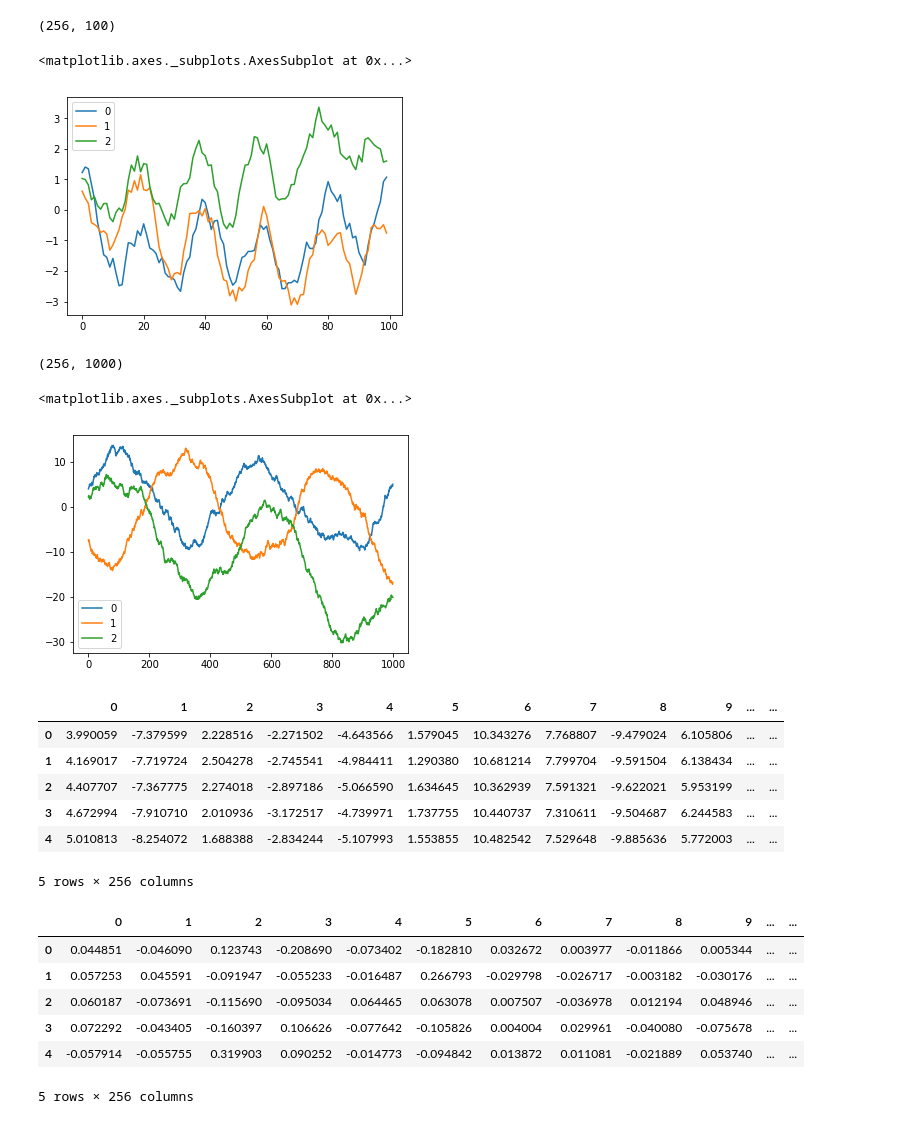
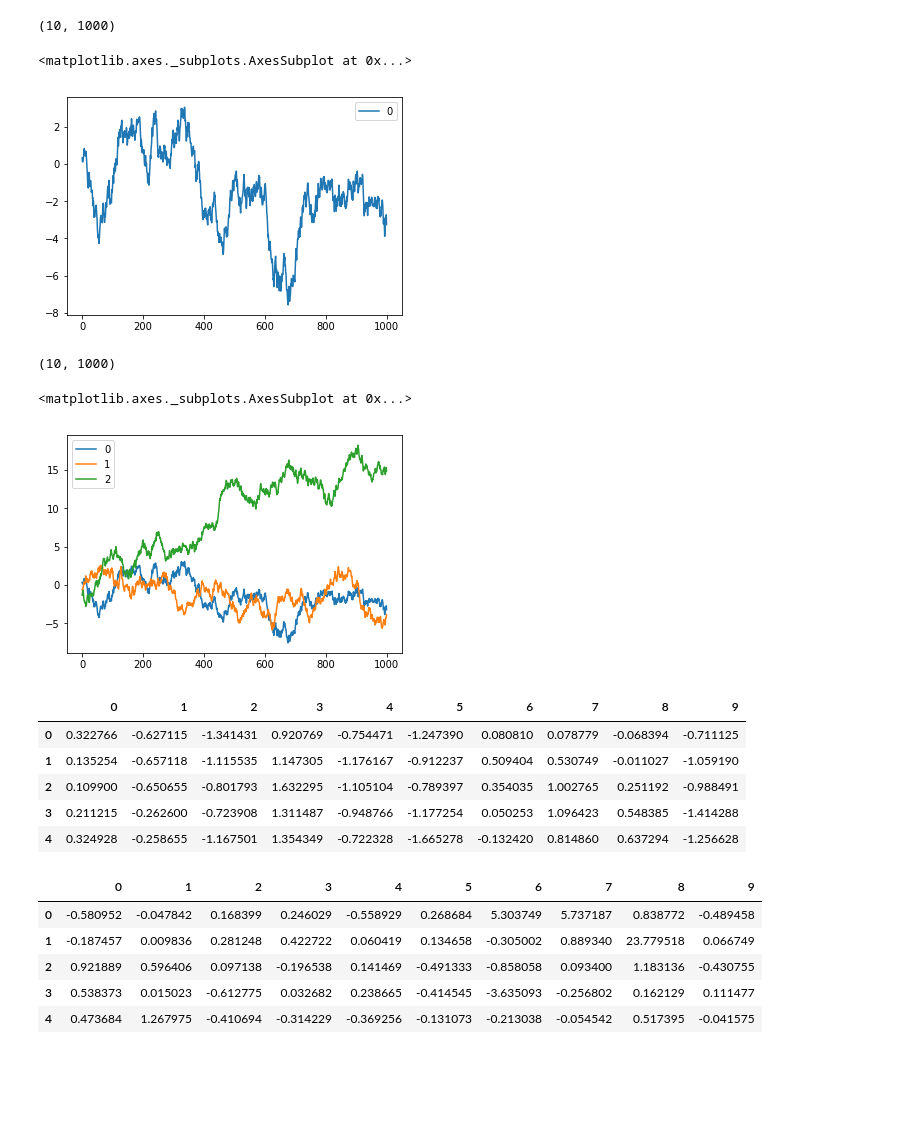
Before and after one commit to vaaale/stockbot, a Jupyter notebook: StockBot.ipynb, the cells around one changed output. Saved outputs shown, nothing was run; the diff lists cells and outputs as text; code cells hidden in the pictures; blank space fills up the shorter version.

Commit message:
data stuff

```diff
--- a/StockBot.ipynb
+++ b/StockBot.ipynb
@@ -1,68 +1,64 @@
 # %%
 %matplotlib inline
 import matplotlib.pyplot as plt
 import numpy as np
 import pandas as pd
 
-batch_size = 256
+nb_sources = 10
 f = 5
-timesteps = 100
-def generate_batch():
-    batch_x = []
-    batch_y = []
-    for i in range(batch_size):
+timesteps = 1000
+def generate_data():
+    data = []
+    for i in range(nb_sources):
         phase = np.random.uniform(-0.5, 0.5, 1)
+#         f = np.random.uniform(1, 50, 1)
         x = np.linspace(0, 1, timesteps) + phase
         y = np.sin(2*np.pi*x*f) * 1
         y = y + np.random.uniform(-0.5, 0.5, timesteps).cumsum()
-        batch_x.append(x)
-        batch_y.append(y)
-#     batch_x = np.asarray(batch_x)
-    batch_y = np.asarray(batch_y)
-    return batch_y
+        data.append(y)
+    return np.asarray(data)
 
-batch_y = generate_batch()
+data = generate_data()
 
 # plt.plot(np.arange(0, 1000, 1), batch_y[0])
 # plt.xlabel('time')
 # plt.ylabel('value')
 # plt.show()
-print(batch_y.shape)
-df = pd.DataFrame(batch_y)
-df.iloc[0:3].T.plot()
+print(data.shape)
+df = pd.DataFrame(data)
+df.iloc[0:1].T.plot()
 # %% [output]
-(256, 100)
+(10, 1000)
 <matplotlib.axes._subplots.AxesSubplot at 0x...>
-[figure, old version]
+[figure, new version]
 # %%
 df.head()
 print(df.shape)
 # %% [output]
-(256, 1000)
+(10, 1000)
 # %%
 df = df.T
 # %%
 df.iloc[:,0:3].plot()
 # %% [output]
 <matplotlib.axes._subplots.AxesSubplot at 0x...>
-[figure, old version]
+[figure, new version]
 # %%
 df.head()
 # %% [output]
-|  | 0 | 1 | 2 | 3 | 4 | 5 | 6 | 7 | 8 | 9 | ... | ... |
-| 0 | 3.990059 | -7.379599 | 2.228516 | -2.271502 | -4.643566 | 1.579045 | 10.343276 | 7.768807 | -9.479024 | 6.105806 | ... | ... |
-| 1 | 4.169017 | -7.719724 | 2.504278 | -2.745541 | -4.984411 | 1.290380 | 10.681214 | 7.799704 | -9.591504 | 6.138434 | ... | ... |
-| 2 | 4.407707 | -7.367775 | 2.274018 | -2.897186 | -5.066590 | 1.634645 | 10.362939 | 7.591321 | -9.622021 | 5.953199 | ... | ... |
-| 3 | 4.672994 | -7.910710 | 2.010936 | -3.172517 | -4.739971 | 1.737755 | 10.440737 | 7.310611 | -9.504687 | 6.244583 | ... | ... |
-| 4 | 5.010813 | -8.254072 | 1.688388 | -2.834244 | -5.107993 | 1.553855 | 10.482542 | 7.529648 | -9.885636 | 5.772003 | ... | ... |
+|  | 0 | 1 | 2 | 3 | 4 | 5 | 6 | 7 | 8 | 9 |
+| 0 | 0.322766 | -0.627115 | -1.341431 | 0.920769 | -0.754471 | -1.247390 | 0.080810 | 0.078779 | -0.068394 | -0.711125 |
+| 1 | 0.135254 | -0.657118 | -1.115535 | 1.147305 | -1.176167 | -0.912237 | 0.509404 | 0.530749 | -0.011027 | -1.059190 |
+| 2 | 0.109900 | -0.650655 | -0.801793 | 1.632295 | -1.105104 | -0.789397 | 0.354035 | 1.002765 | 0.251192 | -0.988491 |
+| 3 | 0.211215 | -0.262600 | -0.723908 | 1.311487 | -0.948766 | -1.177254 | 0.050253 | 1.096423 | 0.548385 | -1.414288 |
+| 4 | 0.324928 | -0.258655 | -1.167501 | 1.354349 | -0.722328 | -1.665278 | -0.132420 | 0.814860 | 0.637294 | -1.256628 |
-5 rows × 256 columns
 # %%
-((df.shift(-1) - df) / df.abs()).head()
+df_pct = ((df.shift(-1) - df) / df.abs())
+df_pct.head()
 # %% [output]
-|  | 0 | 1 | 2 | 3 | 4 | 5 | 6 | 7 | 8 | 9 | ... | ... |
-| 0 | 0.044851 | -0.046090 | 0.123743 | -0.208690 | -0.073402 | -0.182810 | 0.032672 | 0.003977 | -0.011866 | 0.005344 | ... | ... |
-| 1 | 0.057253 | 0.045591 | -0.091947 | -0.055233 | -0.016487 | 0.266793 | -0.029798 | -0.026717 | -0.003182 | -0.030176 | ... | ... |
-| 2 | 0.060187 | -0.073691 | -0.115690 | -0.095034 | 0.064465 | 0.063078 | 0.007507 | -0.036978 | 0.012194 | 0.048946 | ... | ... |
-| 3 | 0.072292 | -0.043405 | -0.160397 | 0.106626 | -0.077642 | -0.105826 | 0.004004 | 0.029961 | -0.040080 | -0.075678 | ... | ... |
-| 4 | -0.057914 | -0.055755 | 0.319903 | 0.090252 | -0.014773 | -0.094842 | 0.013872 | 0.011081 | -0.021889 | 0.053740 | ... | ... |
+|  | 0 | 1 | 2 | 3 | 4 | 5 | 6 | 7 | 8 | 9 |
+| 0 | -0.580952 | -0.047842 | 0.168399 | 0.246029 | -0.558929 | 0.268684 | 5.303749 | 5.737187 | 0.838772 | -0.489458 |
+| 1 | -0.187457 | 0.009836 | 0.281248 | 0.422722 | 0.060419 | 0.134658 | -0.305002 | 0.889340 | 23.779518 | 0.066749 |
+| 2 | 0.921889 | 0.596406 | 0.097138 | -0.196538 | 0.141469 | -0.491333 | -0.858058 | 0.093400 | 1.183136 | -0.430755 |
+| 3 | 0.538373 | 0.015023 | -0.612775 | 0.032682 | 0.238665 | -0.414545 | -3.635093 | -0.256802 | 0.162129 | 0.111477 |
+| 4 | 0.473684 | 1.267975 | -0.410694 | -0.314229 | -0.369256 | -0.131073 | -0.213038 | -0.054542 | 0.517395 | -0.041575 |
-5 rows × 256 columns
```
Also changed, not shown: parts of 16 cells of this notebook.
